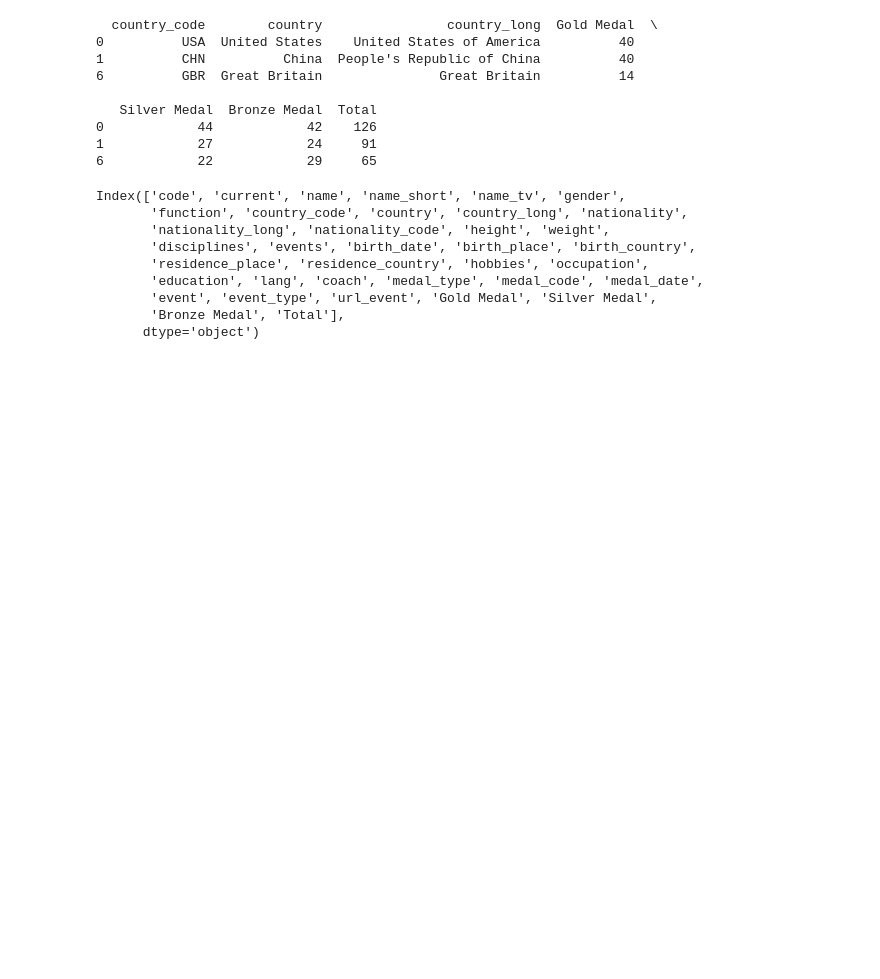
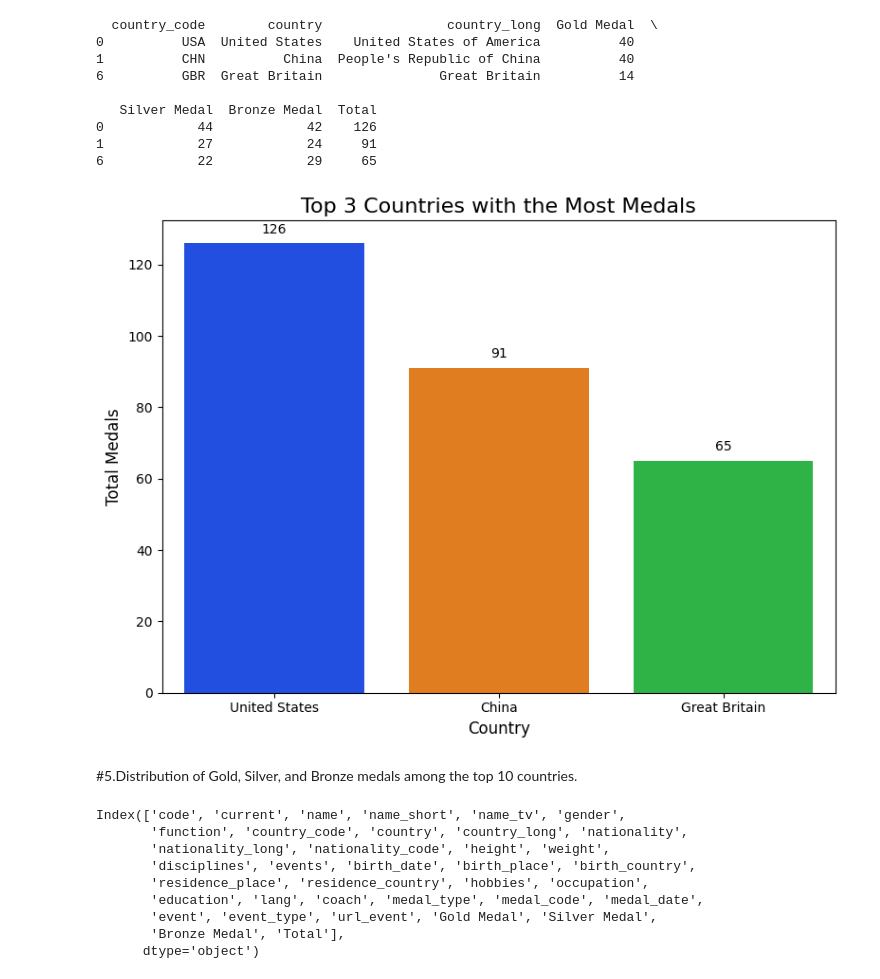
Before and after one commit to Srushti-1336/Breaking-Down-Paris-2024-Olympics, a Jupyter notebook: Breaking_Down_Paris_2024_Olympics.ipynb, the cells around one changed output. Cells and saved outputs as stored; diff of their text form; code cells hidden in the pictures; blank space fills up the shorter version.

```diff
--- a/Breaking_Down_Paris_2024_Olympics.ipynb
+++ b/Breaking_Down_Paris_2024_Olympics.ipynb
@@ -291,5 +387,32 @@ print(top_3_countries)
 0            44            42    126
 1            27            24     91
 6            22            29     65
+# %%
+
+# Reset the index for plotting
+top_3_countries = top_3_countries.reset_index()
+
+# Set the figure size
+plt.figure(figsize=(8, 6))
+
+# Create a bar chart
+sns.barplot(x='country', y='Total', data=top_3_countries, palette='bright', hue='country', dodge=False, legend=False)
+
+# Add titles and labels
+plt.title('Top 3 Countries with the Most Medals', fontsize=16)
+plt.xlabel('Country', fontsize=12)
+plt.ylabel('Total Medals', fontsize=12)
+
+# Updated annotations for better placement
+for i, total in enumerate(top_3_countries['Total']):
+    plt.text(i, total + 2, f"{total}", ha='center', va='bottom', fontsize=10, color='black')
+
+# Display the plot
+plt.tight_layout()
+plt.show()
+# %% [output]
+[figure, added]
+# %% [markdown]
+#5.Distribution of Gold, Silver, and Bronze medals among the top 10 countries.
 # %%
 #5.Distribution of Gold, Silver, and Bronze medals among the top 10 countries.
```
Also changed, not shown: parts of 48 cells of this notebook.
